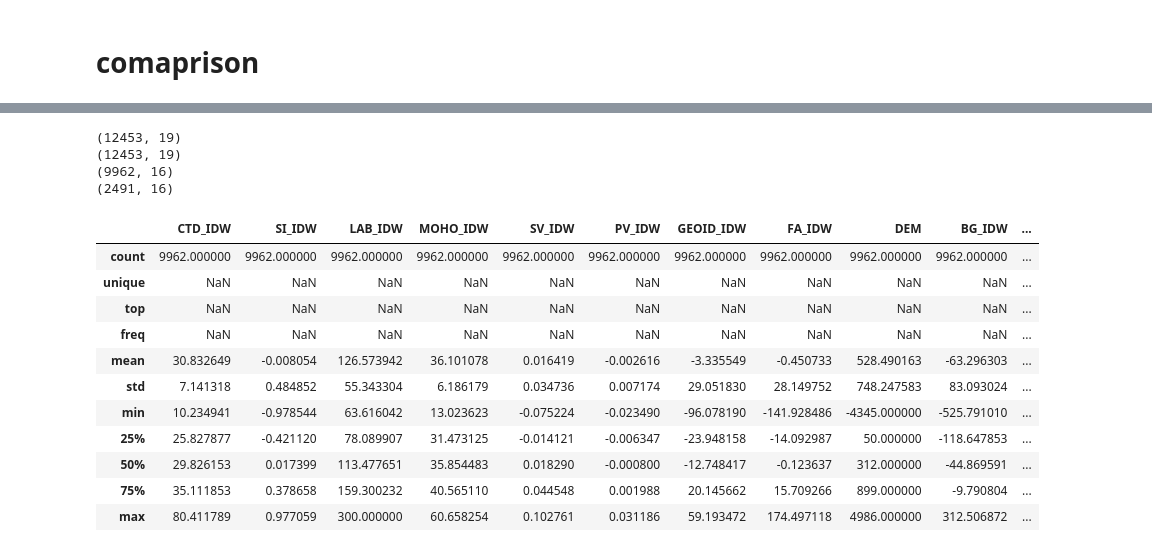
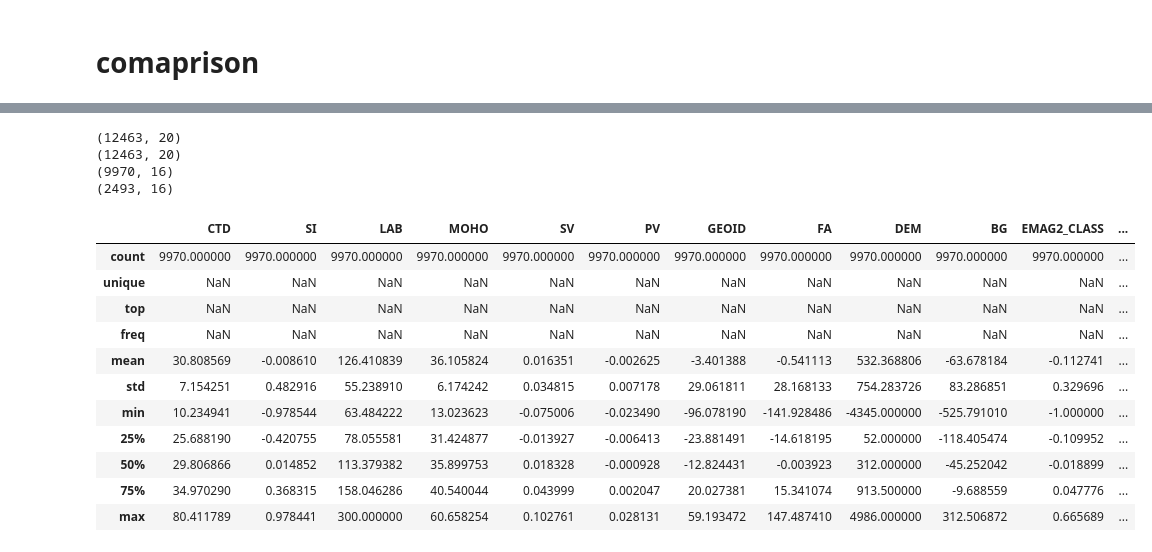
Before and after one commit to MaguedAlaghbary/AFQ, a Jupyter notebook: 5_KPI_rab.ipynb, the cells around one changed output, grey strips where cells are left out. Cells and saved outputs as stored; diff of their text form; code cells hidden in the pictures.

```diff
--- a/5_KPI_rab.ipynb
+++ b/5_KPI_rab.ipynb
@@ -287,19 +267,15 @@ obs['REF_n'] = [ 'MOHO','LAB', 'RHO_C', 'SV', 'PV', 'CTD',
 
 
 
-obs['OBS_REF_IDW'] = ['CTD_IDW' ,  'SI_IDW',"LAB_IDW", "MOHO_IDW",
-            "SV_IDW","PV_IDW",
-            'GEOID_IDW','FA_IDW','DEM','BG_IDW', 'EMAG2_CLASS',
-                   'RHO_L_IDW', 'RHO_C_IDW',
+obs['OBS_REF'] = ['CTD' ,  'SI',"LAB", "MOHO",
+            "SV","PV",
+            'GEOID','FA','DEM','BG', 'EMAG2_CLASS',
+                   'RHO_L', 'RHO_C',
                   'VOLC_DIST_W', 'REG', 'GLIM']
 
 
 
-obs['OBS_REF_LN'] = ['CTD_LN' ,  'SI_LN',"LAB_LN", "MOHO_LN",
-            "SV_LN","PV_LN",
-            'GEOID_LN','FA_LN','DEM','BG_LN', 'EMAG2_CLASS',
-                  'RHO_L_LN', 'RHO_C_LN',
-                      'VOLC_DIST_W', 'REG', 'GLIM']
+
 
 
 # Labels for plots etc
@@ -321,10 +297,15 @@ obs['UNITS'] = ['km',  'si', 'km', 'km',
 # Range of colormap for plots. Similar data are placed in same ranges for consistancy
 obs['V_RANGE'] = [(0,50), (-1,1),(0,300),(15,60),
               (-0.075,0.075), (-0.02,0.02),
-              (-45,45), (-100,100) , (-2200, 2200),(-100,100),  (-0.4, 0.4),
+              (-45,45), (-100,100) , (-2200, 2200),(-250,100),  (-0.4, 0.4),
                    (3260, 3360), (2650, 2950),
                   (0,1), (1,6),(1,15),]
 
+obs["CMAPS"] = ["batlow",  "broc", "bamako", "batlow",
+             "roma","roma",
+             "bamako", "broc", "bukavu", "broc", "batlow",
+                "batlow", "batlow",
+               "bamako",  "batlowS","topo", ]
 
 #new_index = [4,3,15,6,7,0,14,10,16,17,9, 2,1,5,13,12, 8,11,]
 
@@ -612,54 +586,53 @@ for score, ax in zip(scores, axs.flatten()):
 
 rating = 'rab'
 outlier = 'OD'
-interpolation = 'IDW'
-file_label = f'{outlier}_{interpolation}_{rating}'
+file_label = f'{outlier}_{rating}'
 
 tarin_w_f =  dir_p/ 'data'/'dataset'/'Preprocessed'/f'Training_W_{file_label}.csv'
 train_W = pd.read_csv(tarin_w_f, sep='\t')
 
 
 
-train_W_data = train_W[features_ex_idw]
+train_W_data = train_W[features_ex]
 
 print(train_W_data.shape)
 
 
 
-train_W_data = train_W[features_ex_idw]
+train_W_data = train_W[features_ex]
 
 print(train_W_data.shape)
 
 
 
-X = train_W_data[features_idw]
+X = train_W_data[features]
 y = train_W_data[target].values.reshape(-1,1)
 X['GLIM']  = X['GLIM'].astype('int').astype('category')
 X['REG']  = X['REG'].astype('int').astype('category')
 
 X_train, X_test, y_train, y_test = train_test_split(X, y, test_size=0.2, random_state=42, shuffle=True)
 
 
 
 
 print(X_train.shape)
 print(X_test.shape)
 
 X_train.describe(include='all')
 # %% [output]
-(12453, 19)
-(12453, 19)
-(9962, 16)
-(2491, 16)
+(12463, 20)
+(12463, 20)
+(9970, 16)
+(2493, 16)
-|  | CTD_IDW | SI_IDW | LAB_IDW | MOHO_IDW | SV_IDW | PV_IDW | GEOID_IDW | FA_IDW | DEM | BG_IDW | ... |
-| count | 9962.000000 | 9962.000000 | 9962.000000 | 9962.000000 | 9962.000000 | 9962.000000 | 9962.000000 | 9962.000000 | 9962.000000 | 9962.000000 | ... |
-| unique | NaN | NaN | NaN | NaN | NaN | NaN | NaN | NaN | NaN | NaN | ... |
-| top | NaN | NaN | NaN | NaN | NaN | NaN | NaN | NaN | NaN | NaN | ... |
-| freq | NaN | NaN | NaN | NaN | NaN | NaN | NaN | NaN | NaN | NaN | ... |
-| mean | 30.832649 | -0.008054 | 126.573942 | 36.101078 | 0.016419 | -0.002616 | -3.335549 | -0.450733 | 528.490163 | -63.296303 | ... |
-| std | 7.141318 | 0.484852 | 55.343304 | 6.186179 | 0.034736 | 0.007174 | 29.051830 | 28.149752 | 748.247583 | 83.093024 | ... |
-| min | 10.234941 | -0.978544 | 63.616042 | 13.023623 | -0.075224 | -0.023490 | -96.078190 | -141.928486 | -4345.000000 | -525.791010 | ... |
-| 25% | 25.827877 | -0.421120 | 78.089907 | 31.473125 | -0.014121 | -0.006347 | -23.948158 | -14.092987 | 50.000000 | -118.647853 | ... |
-| 50% | 29.826153 | 0.017399 | 113.477651 | 35.854483 | 0.018290 | -0.000800 | -12.748417 | -0.123637 | 312.000000 | -44.869591 | ... |
-| 75% | 35.111853 | 0.378658 | 159.300232 | 40.565110 | 0.044548 | 0.001988 | 20.145662 | 15.709266 | 899.000000 | -9.790804 | ... |
-| max | 80.411789 | 0.977059 | 300.000000 | 60.658254 | 0.102761 | 0.031186 | 59.193472 | 174.497118 | 4986.000000 | 312.506872 | ... |
+|  | CTD | SI | LAB | MOHO | SV | PV | GEOID | FA | DEM | BG | EMAG2_CLASS | ... |
+| count | 9970.000000 | 9970.000000 | 9970.000000 | 9970.000000 | 9970.000000 | 9970.000000 | 9970.000000 | 9970.000000 | 9970.000000 | 9970.000000 | 9970.000000 | ... |
+| unique | NaN | NaN | NaN | NaN | NaN | NaN | NaN | NaN | NaN | NaN | NaN | ... |
+| top | NaN | NaN | NaN | NaN | NaN | NaN | NaN | NaN | NaN | NaN | NaN | ... |
+| freq | NaN | NaN | NaN | NaN | NaN | NaN | NaN | NaN | NaN | NaN | NaN | ... |
+| mean | 30.808569 | -0.008610 | 126.410839 | 36.105824 | 0.016351 | -0.002625 | -3.401388 | -0.541113 | 532.368806 | -63.678184 | -0.112741 | ... |
+| std | 7.154251 | 0.482916 | 55.238910 | 6.174242 | 0.034815 | 0.007178 | 29.061811 | 28.168133 | 754.283726 | 83.286851 | 0.329696 | ... |
+| min | 10.234941 | -0.978544 | 63.484222 | 13.023623 | -0.075006 | -0.023490 | -96.078190 | -141.928486 | -4345.000000 | -525.791010 | -1.000000 | ... |
+| 25% | 25.688190 | -0.420755 | 78.055581 | 31.424877 | -0.013927 | -0.006413 | -23.881491 | -14.618195 | 52.000000 | -118.405474 | -0.109952 | ... |
+| 50% | 29.806866 | 0.014852 | 113.379382 | 35.899753 | 0.018328 | -0.000928 | -12.824431 | -0.003923 | 312.000000 | -45.252042 | -0.018899 | ... |
+| 75% | 34.970290 | 0.368315 | 158.046286 | 40.540044 | 0.043999 | 0.002047 | 20.027381 | 15.341074 | 913.500000 | -9.688559 | 0.047776 | ... |
+| max | 80.411789 | 0.978441 | 300.000000 | 60.658254 | 0.102761 | 0.028131 | 59.193472 | 147.487410 | 4986.000000 | 312.506872 | 0.665689 | ... |
```
Also changed, not shown: parts of 9 cells of this notebook, 16 other files.
